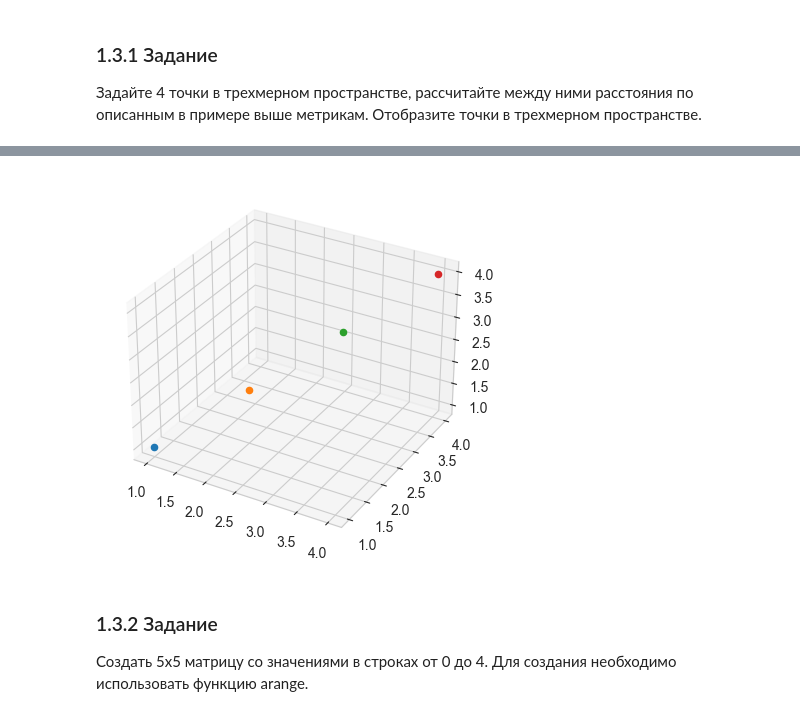
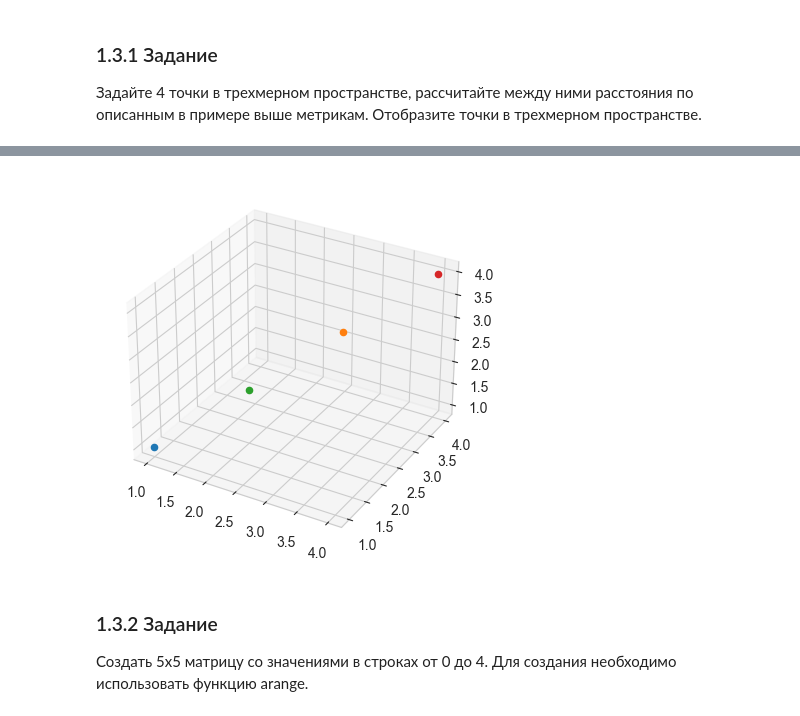
Before and after one commit to Shkityrk/AI_MIREA, a Jupyter notebook: Shkityr_K_Workbook3.ipynb, the cells around one changed output, grey strips where cells are left out. Drawn from its saved outputs; the diff is of its cells as text; code cells hidden in the pictures.

```diff
--- a/Shkityr_K_Workbook3.ipynb
+++ b/Shkityr_K_Workbook3.ipynb
@@ -183,25 +183,75 @@ def show_picture(points):
         ax.scatter(p_x, p_y, p_z)
     plt.show()
 
-def length(points):
-    for point in points:
-        print(point)
-        p_x, p_y, p_z = point
-        p_x, p_y, p_z = map(int, (p_x, p_y, p_z))
+# def length(points):
+#     for point in points:
+#         print(point)
+#         p_x, p_y, p_z = point
+#         p_x, p_y, p_z = map(int, (p_x, p_y, p_z))
+#
+#         # Евклидово расстояние
+#         print("Евклидово расстояние", np.linalg.norm(p_x-p_y))
+#         # Квадрат Евклидова расстояния
+#
+#         print("Квадрат Евклидова расстояния",np.linalg.norm([p_x, p_y, p_z]) ** 2)
+#
+#         # Расстояние Чебышева
+#         print("Расстояние Чебышева",np.linalg.norm([p_x, p_y, p_z], ord=np.inf))
+#
+#         # Расстояние Хэмминга
+#         print("Расстояние Хэмминга",np.linalg.norm([p_x, p_y, p_z], ord=1))
+#         print(" ")
 
-        # Евклидово расстояние
-        print(np.linalg.norm([p_x, p_y, p_z]))
 
-        # Квадрат Евклидова расстояния
-        print(np.linalg.norm([p_x, p_y, p_z]) ** 2)
+#
+# length(points)
+# show_picture(points)
 
-        # Расстояние Чебышева
-        print(np.linalg.norm([p_x, p_y, p_z], ord=np.inf))
+x=np.array([1,1,1])
+y=np.array([3,3,3])
+z=np.array([2,2,2])
+w=np.array([4,4,4])
+print("Евклидово расстояние между x и y", np.linalg.norm(x-y))
+print("Евклидово расстояние между x и z", np.linalg.norm(x-z))
+print("Евклидово расстояние между x и w", np.linalg.norm(x-w))
+print("Евклидово расстояние между y и z", np.linalg.norm(y-z))
+print("Евклидово расстояние между y и w", np.linalg.norm(y-w))
+print("Евклидово расстояние между z и w", np.linalg.norm(z-w))
 
-        # Расстояние Хэмминга
-        print(np.linalg.norm([p_x, p_y, p_z], ord=1))
-        print(" ")
+print("Квадрат расстояния Эвклида между x и y", np.linalg.norm((x-y))**2)
+print("Квадрат расстояния Эвклида между x и z", np.linalg.norm((x-z))**2)
+print("Квадрат расстояния Эвклида между x и w", np.linalg.norm((x-w))**2)
+print("Квадрат расстояния Эвклида между y и z", np.linalg.norm((y-z))**2)
+print("Квадрат расстояния Эвклида между y и w", np.linalg.norm((y-w))**2)
+print("Квадрат расстояния Эвклида между z и w", np.linalg.norm((z-w))**2)
 
-length(points)
-show_picture(points)
+
+print("Квадрат расстояния Эвклида между x и y", np.linalg.norm((x-y))**2)
+print("Квадрат расстояния Эвклида между x и z", np.linalg.norm((x-z))**2)
+print("Квадрат расстояния Эвклида между x и w", np.linalg.norm((x-w))**2)
+print("Квадрат расстояния Эвклида между y и z", np.linalg.norm((y-z))**2)
+print("Квадрат расстояния Эвклида между y и w", np.linalg.norm((y-w))**2)
+print("Квадрат расстояния Эвклида между z и w", np.linalg.norm((z-w))**2)
+
+print("Квадрат расстояния Чебышева между x и y", np.linalg.norm(x-y, ord = np.inf))
+print("Квадрат расстояния Чебышева между x и z", np.linalg.norm(x-z, ord = np.inf))
+print("Квадрат расстояния Чебышева между x и w", np.linalg.norm(x-w, ord = np.inf))
+print("Квадрат расстояния Чебышева между y и z", np.linalg.norm(y-z, ord = np.inf))
+print("Квадрат расстояния Чебышева между y и w", np.linalg.norm(y-w, ord = np.inf))
+print("Квадрат расстояния Чебышева между z и w", np.linalg.norm(z-w, ord = np.inf))
+
+print("Квадрат расстояния Хеммингаа между x и y", np.linalg.norm(x-y, ord =1))
+print("Квадрат расстояния Хеммингаа между x и z", np.linalg.norm(x-z, ord =1))
+print("Квадрат расстояния Хеммингаа между x и w", np.linalg.norm(x-w, ord =1))
+print("Квадрат расстояния Хеммингаа между y и z", np.linalg.norm(y-z, ord =1))
+print("Квадрат расстояния Хеммингаа между y и w", np.linalg.norm(y-w, ord =1))
+print("Квадрат расстояния Хеммингаа между z и w", np.linalg.norm(z-w, ord =1))
+
+fig = plt.figure()
+ax= fig.add_subplot(111,projection='3d')
+
+ax.scatter(x[0], x[1], x[2])
+ax.scatter(y[0], y[1], y[2])
+ax.scatter(z[0], z[1], z[2])
+ax.scatter(w[0], w[1], w[2])
 # %% [output]
@@ -225,4 +276,4 @@ show_picture(points)
-[figure, old version]
+[figure, new version]
 # %% [markdown]
 ### 1.3.2 Задание
 Создать 5x5 матрицу со значениями в строках от 0 до 4. Для создания необходимо использовать функцию arange.
```
Also changed, not shown: parts of 6 cells of this notebook, 3 other files.
